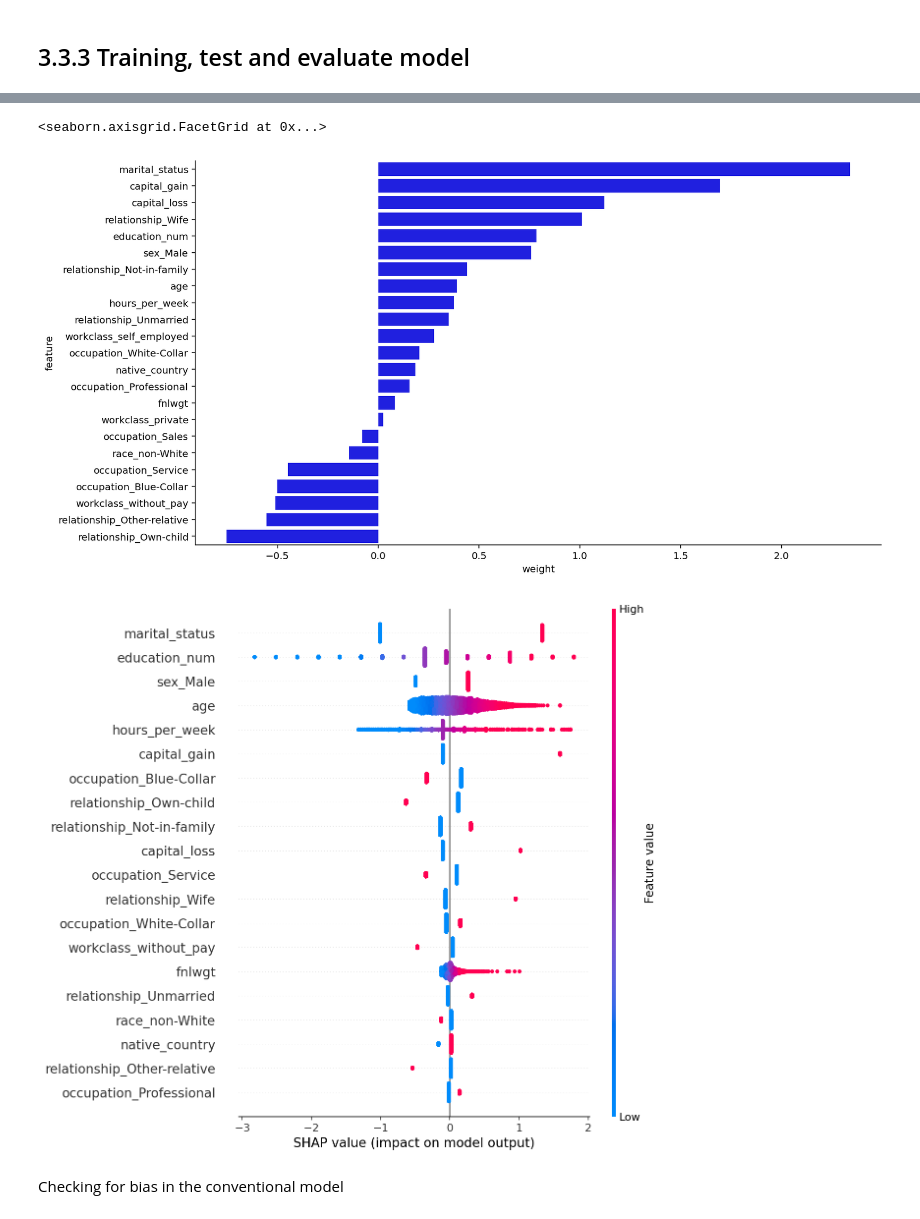
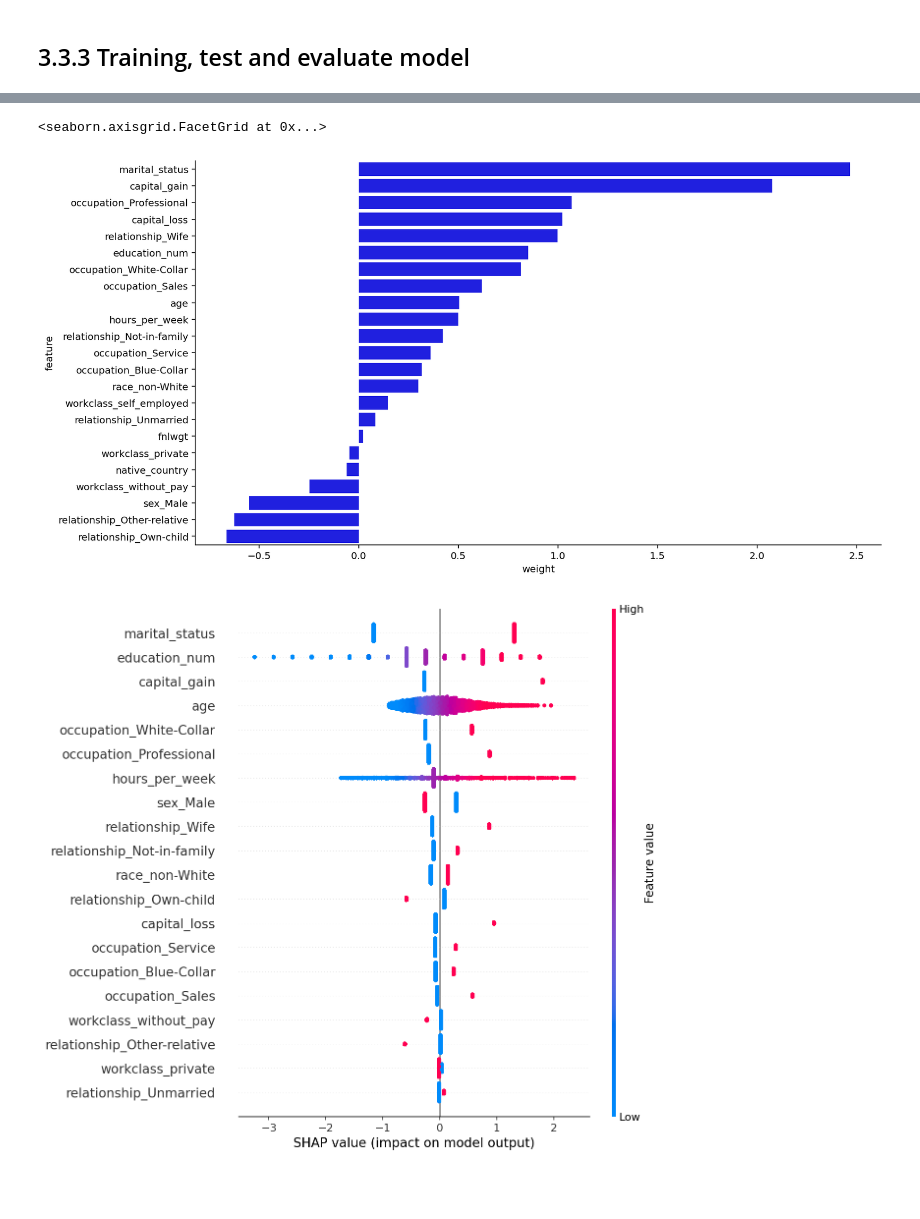
Before and after one commit to atharvat80/Bias-in-AI-CW-2020-21, a Jupyter notebook: coursework.ipynb, the cells around one changed output, grey strips where cells are left out. Cells and saved outputs as stored; diff of their text form; code cells hidden in the pictures; blank space fills up the shorter version.

```diff
--- a/coursework.ipynb
+++ b/coursework.ipynb
@@ -124,9 +116,11 @@ FEATURES = ["age", "workclass", "fnlwgt", "education", "education_num", "marital
             "relationship", "race", "sex", "capital_gain", "capital_loss", "hours_per_week", "native_country", "salary"]
 
 CONTINUOUS = ['age', 'fnlwgt', 'education_num', 'capital_gain', 'capital_loss', 'hours_per_week']
-DISCRETE = ["workclass", "education", "marital_status", "occupation", "relationship", "race", "sex", "native_country", "salary"]
+DISCRETE = ["workclass", "education", "marital_status", "occupation", "relationship", "race", "sex", "native_country",
+            "salary"]
 
-data = pd.read_csv("adult.csv", na_values='?', names=FEATURES)
+data = pd.read_csv("https://raw.githubusercontent.com/jbrownlee/Datasets/master/adult-all.csv",
+                   na_values='?', names=FEATURES)
 data.info()
 # %% [output]
 <class 'pandas.core.frame.DataFrame'>
@@ -391,0 +508,15 @@ weighted avg       0.83      0.84      0.84     13534
+# %%
+# Split data while preserving the proportions of the 8 demographic groups stated above
+uniform_sample = data.groupby('demo_groups').apply(lambda x: x.sample(data.shape[0], replace=True))
+X = uniform_sample.drop(['salary'], axis=1)
+y = uniform_sample['salary']
+X_train, X_test, y_train, y_test = train_test_split(X, y, test_size=0.33, random_state=42, shuffle=True,
+                                                    stratify=uniform_sample.demo_groups)
+
+# Drop the demo_group column from X_test and X_train as it's not required
+X_train = X_train.drop(['demo_groups'], axis=1)
+X_test = X_test.drop(['demo_groups'], axis=1)
+
+# One hot encoding catgorical features
+X_train_enc = pd.get_dummies(X_train, columns=enc_columns, drop_first=True)
+X_test_enc = pd.get_dummies(X_test, columns=enc_columns, drop_first=True)
@@ -396,8 +540,8 @@ feat_imp = feat_imp.sort_values(by=['weight'], ascending=False)
 sns.catplot(x="weight", y="feature", data=feat_imp, kind="bar", color='b', aspect=2, height=6)
 # %% [output]
 <seaborn.axisgrid.FacetGrid at 0x...>
-[figure, old version]
+[figure, new version]
 # %%
-shap_summery(clf, X_test_enc, X_test_enc)
+shap_summery(clf, X_train_enc, X_test_enc)
 # %% [output]
-[figure, old version]
+[figure, new version]
@@ -414,3 +548 @@ shap_summery(clf, X_test_enc, X_test_enc)
-# %% [markdown]
-Checking for bias in the conventional model
 # %%
```
Also changed, not shown: parts of 34 cells of this notebook.
